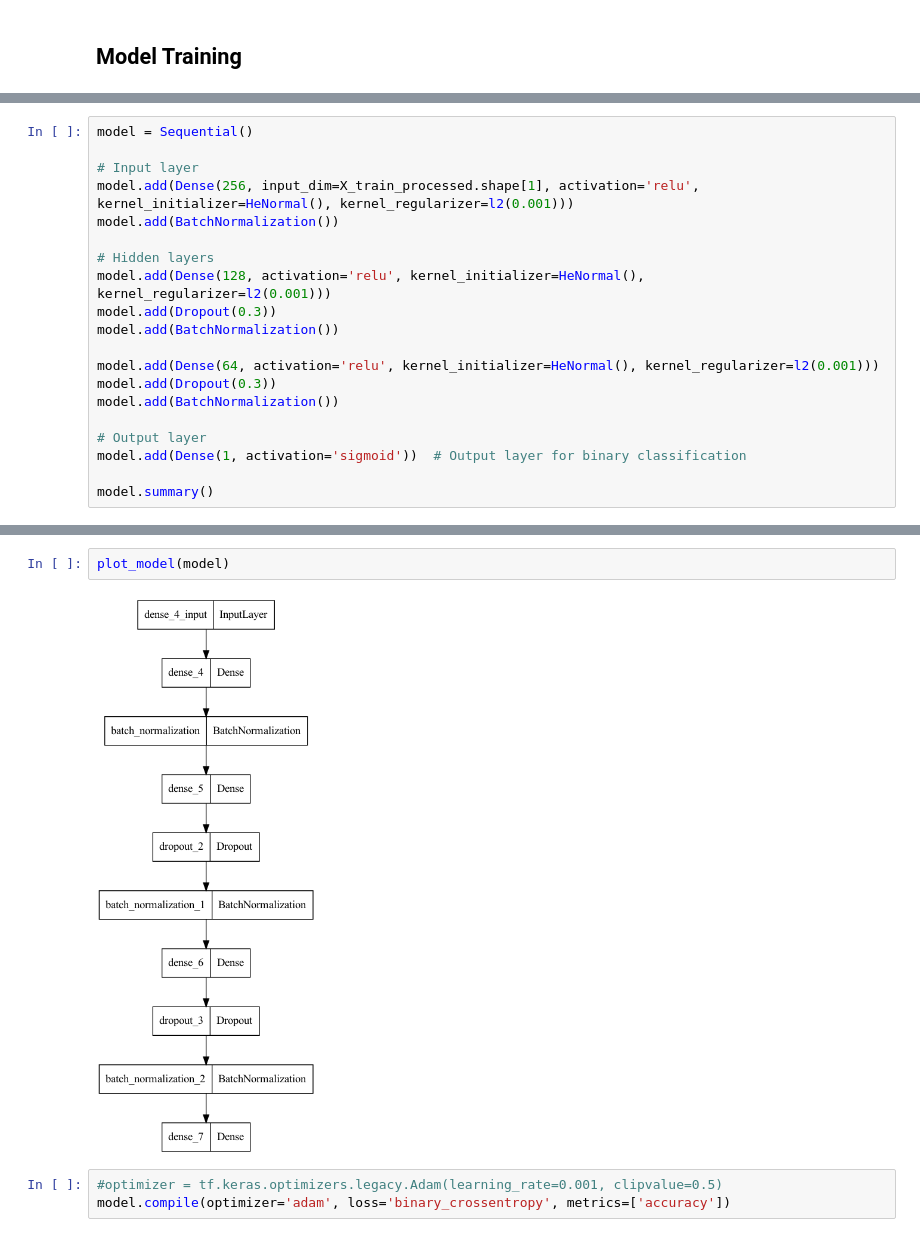
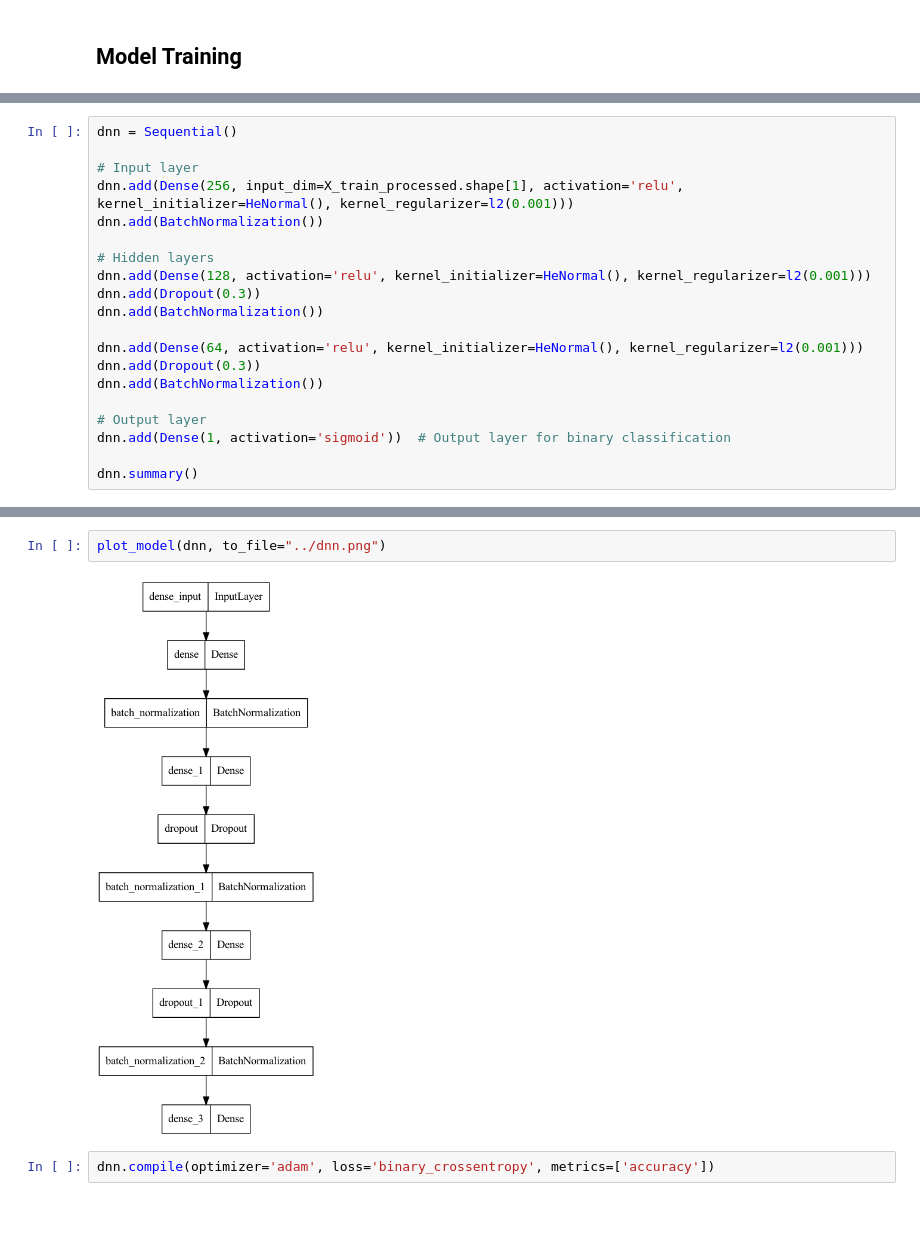
Before and after one commit to raydiwill/dsa-4-action-learning, a Jupyter notebook: notebooks/deeplearning.ipynb, the cells around one changed output, grey strips where cells are left out. Drawn from its saved outputs; the diff is of its cells as text.

```diff
--- a/notebooks/deeplearning.ipynb
+++ b/notebooks/deeplearning.ipynb
@@ -174,21 +255,21 @@ X_test_processed = preprocessor.transform(X_test)
 # %%
-model = Sequential()
+dnn = Sequential()
 
 # Input layer
-model.add(Dense(256, input_dim=X_train_processed.shape[1], activation='relu', kernel_initializer=HeNormal(), kernel_regularizer=l2(0.001)))
-model.add(BatchNormalization())
+dnn.add(Dense(256, input_dim=X_train_processed.shape[1], activation='relu', kernel_initializer=HeNormal(), kernel_regularizer=l2(0.001)))
+dnn.add(BatchNormalization())
 
 # Hidden layers
-model.add(Dense(128, activation='relu', kernel_initializer=HeNormal(), kernel_regularizer=l2(0.001)))
-model.add(Dropout(0.3))
-model.add(BatchNormalization())
+dnn.add(Dense(128, activation='relu', kernel_initializer=HeNormal(), kernel_regularizer=l2(0.001)))
+dnn.add(Dropout(0.3))
+dnn.add(BatchNormalization())
 
-model.add(Dense(64, activation='relu', kernel_initializer=HeNormal(), kernel_regularizer=l2(0.001)))
-model.add(Dropout(0.3))
-model.add(BatchNormalization())
+dnn.add(Dense(64, activation='relu', kernel_initializer=HeNormal(), kernel_regularizer=l2(0.001)))
+dnn.add(Dropout(0.3))
+dnn.add(BatchNormalization())
 
 # Output layer
-model.add(Dense(1, activation='sigmoid'))  # Output layer for binary classification
+dnn.add(Dense(1, activation='sigmoid'))  # Output layer for binary classification
 
-model.summary()
+dnn.summary()
 # %% [output]
@@ -210,11 +291,10 @@ Trainable params: 86913 (339.50 KB)
 Non-trainable params: 896 (3.50 KB)
 _________________________________________________________________
-# %%
-plot_model(model)
-# %% [output]
-[figure, removed]
+# %%
+plot_model(dnn, to_file="../dnn.png")
+# %% [output]
+[figure, added]
 # %%
-#optimizer = tf.keras.optimizers.legacy.Adam(learning_rate=0.001, clipvalue=0.5)
-model.compile(optimizer='adam', loss='binary_crossentropy', metrics=['accuracy'])
+dnn.compile(optimizer='adam', loss='binary_crossentropy', metrics=['accuracy'])
 # %%
 with tf.device('/cpu:0'):
```
Also changed, not shown: parts of 35 cells of this notebook, 3 other files.
